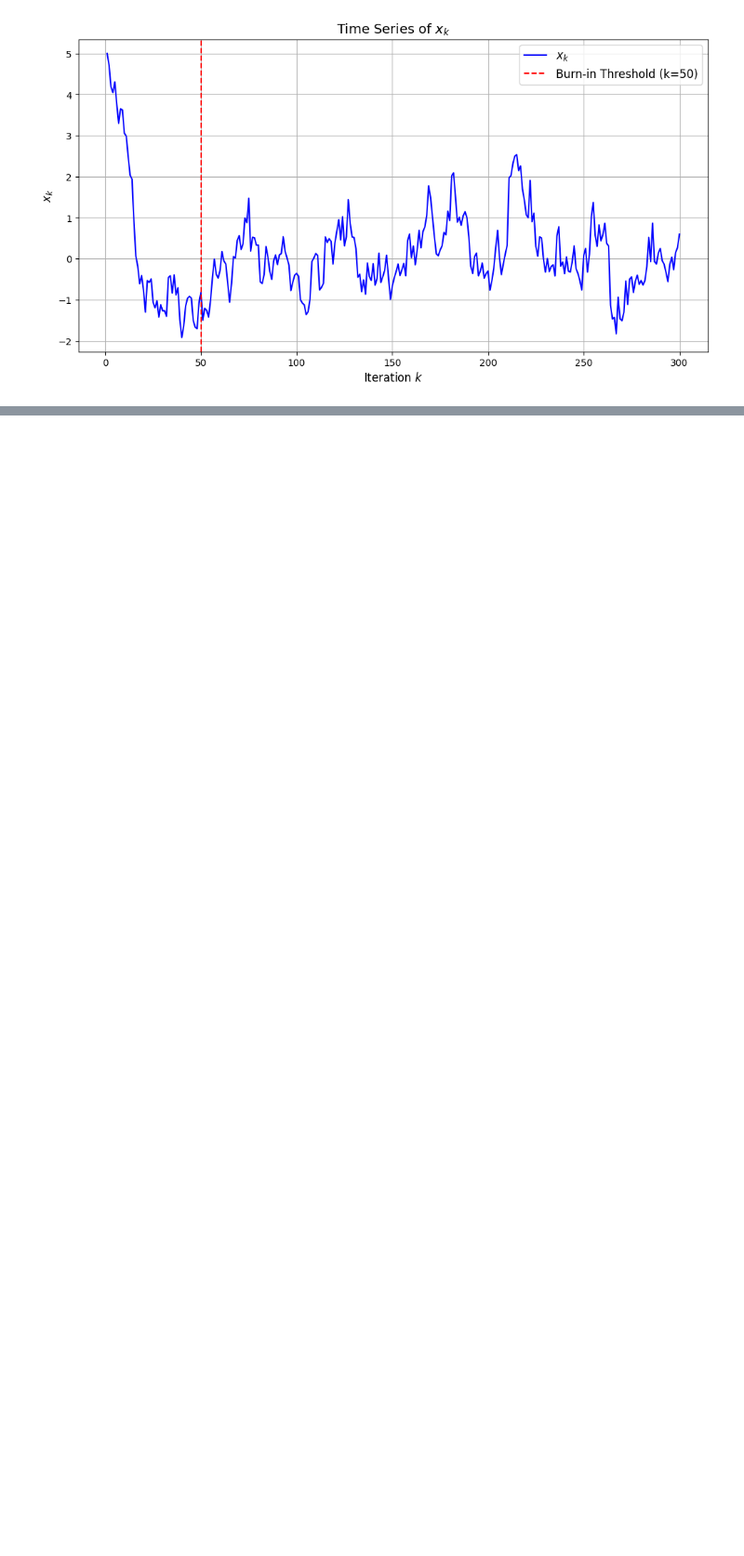
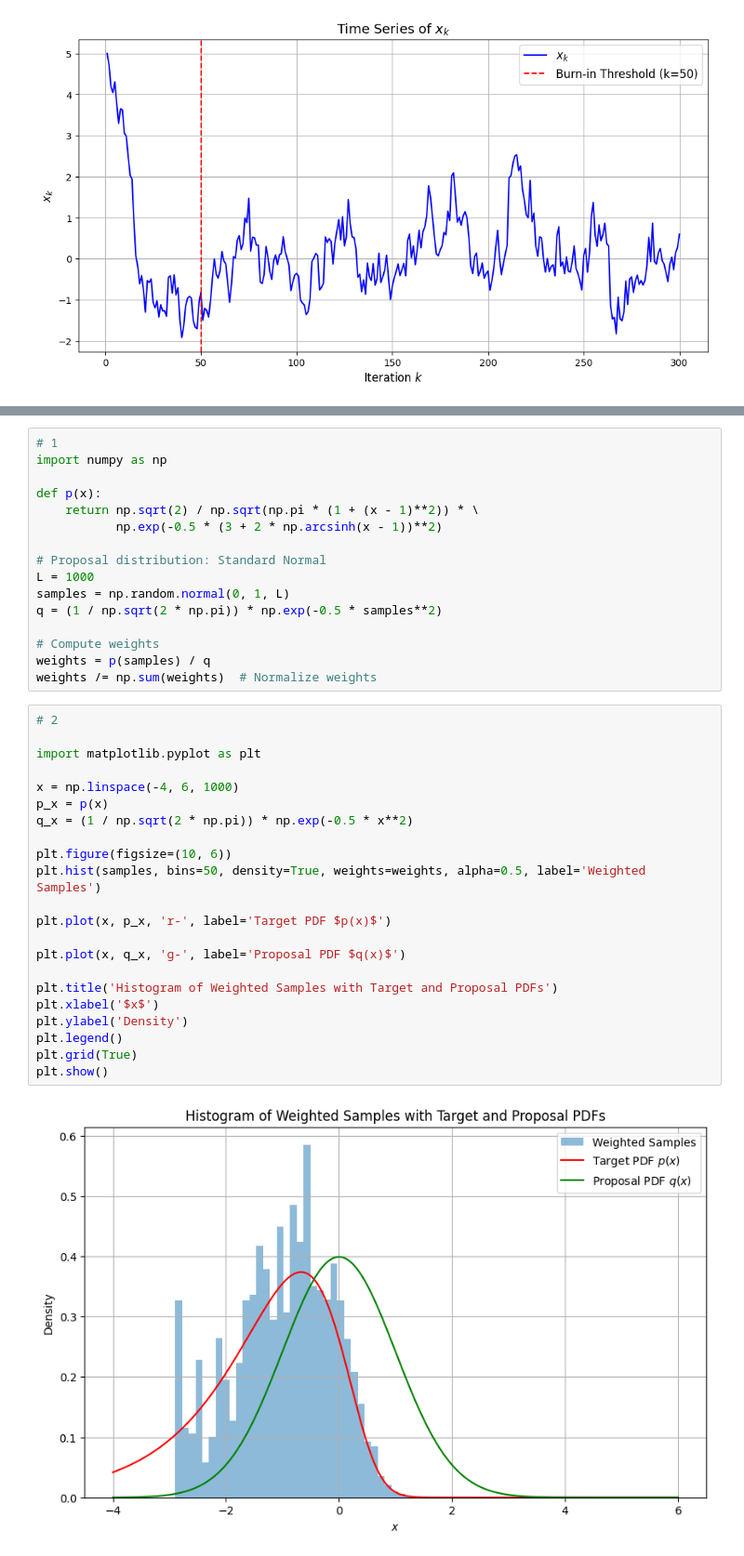
Before and after one commit to edoardomangia/SSY316, a Jupyter notebook: Assignment5/SSY316_Assignment5.ipynb, the cells around one changed output, grey strips where cells are left out. Shown at 93% size. Cells and saved outputs as stored; diff of their text form; blank space fills up the shorter version.

```diff
--- a/Assignment5/SSY316_Assignment5.ipynb
+++ b/Assignment5/SSY316_Assignment5.ipynb
@@ -69,3 +67,43 @@ print(f"Variance after burn-in (k > {burn_in}): {variance_post_burn_in:.4f}")
 # %% [output]
 Mean after burn-in (k > 50): 0.0750
 Variance after burn-in (k > 50): 0.6161
+# %%
+# 1
+import numpy as np
+
+def p(x):
+    return np.sqrt(2) / np.sqrt(np.pi * (1 + (x - 1)**2)) * \
+           np.exp(-0.5 * (3 + 2 * np.arcsinh(x - 1))**2)
+
+# Proposal distribution: Standard Normal
+L = 1000
+samples = np.random.normal(0, 1, L)
+q = (1 / np.sqrt(2 * np.pi)) * np.exp(-0.5 * samples**2)
+
+# Compute weights
+weights = p(samples) / q
+weights /= np.sum(weights)  # Normalize weights
+# %%
+# 2
+
+import matplotlib.pyplot as plt
+
+x = np.linspace(-4, 6, 1000)
+p_x = p(x)
+q_x = (1 / np.sqrt(2 * np.pi)) * np.exp(-0.5 * x**2)
+
+plt.figure(figsize=(10, 6))
+plt.hist(samples, bins=50, density=True, weights=weights, alpha=0.5, label='Weighted Samples')
+
+plt.plot(x, p_x, 'r-', label='Target PDF $p(x)$')
+
+plt.plot(x, q_x, 'g-', label='Proposal PDF $q(x)$')
+
+plt.title('Histogram of Weighted Samples with Target and Proposal PDFs')
+plt.xlabel('$x$')
+plt.ylabel('Density')
+plt.legend()
+plt.grid(True)
+plt.show()
+# %% [output]
+[figure, added]
```
Also changed, not shown: parts of 5 cells of this notebook, 17 other files.
